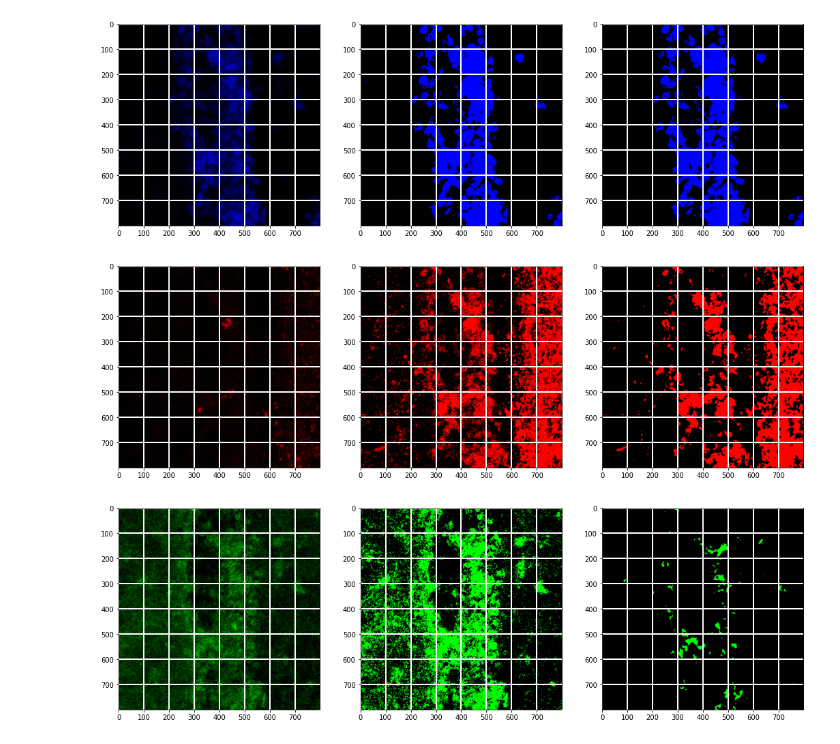
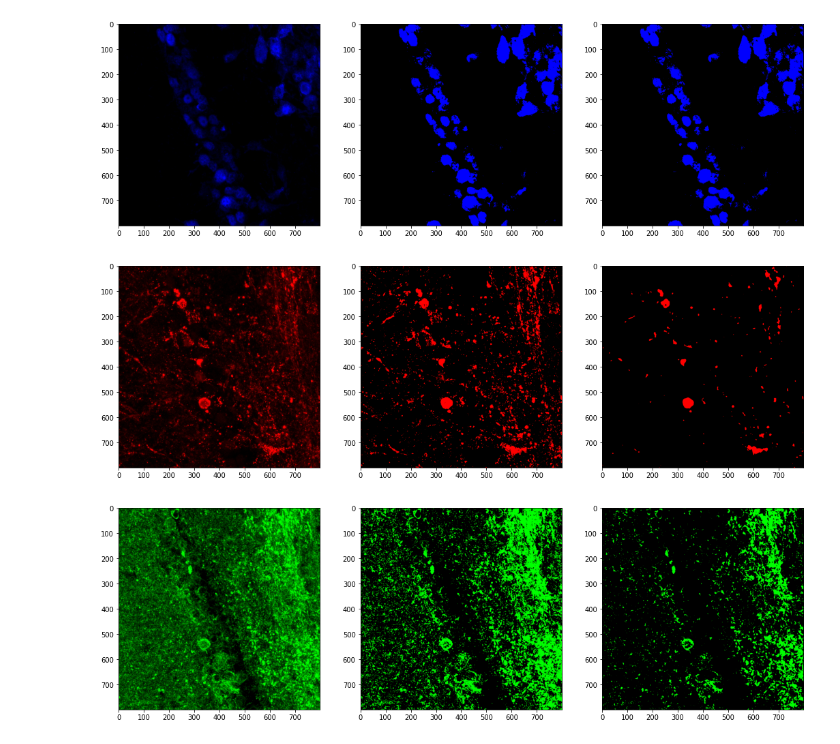
Before and after one commit to dtabuena/Images, a Jupyter notebook: Analyzing_Confocal.ipynb, the cells around one changed output. Saved outputs shown, nothing was run; the diff lists cells and outputs as text; code cells hidden in the pictures.

```diff
--- a/Analyzing_Confocal.ipynb
+++ b/Analyzing_Confocal.ipynb
@@ -66,7 +70,7 @@ for zi in range(z_dim):
     image[:,:,:,zi] = img_zi
 
 
-image_zproj = np.sum(image,axis=3)
+image_zproj = np.max(image,axis=3)
 image = np.expand_dims(image_zproj, axis=-1)
 print(image.shape)
 for ci in range(image.shape[2]):
@@ -127,52 +133,52 @@ ax[0].imshow(image_c2[:,:,zi],cmap=blue_map)
 ax[1].imshow(neu_mask[:,:,zi],cmap=blue_map)
 ax[2].imshow(neu_mask_b[:,:,zi],cmap=blue_map)
 
-ax[0].grid(color='w', linestyle='-', linewidth=2)
-ax[1].grid(color='w', linestyle='-', linewidth=2)
-ax[2].grid(color='w', linestyle='-', linewidth=2)
+# ax[0].grid(color='w', linestyle='-', linewidth=2)
+# ax[1].grid(color='w', linestyle='-', linewidth=2)
+# ax[2].grid(color='w', linestyle='-', linewidth=2)
 
 plt.show()
 
 ############## Red Mask
 image_c1 = image[:,:,1,:]
 # image_c1 = filters.gaussian(image_c1,2)
 c1_vals = image_c1.flatten()
 mcher_thresh = filters.threshold_otsu(np.log(c1_vals+zero_log))
-mcher_mask = image_c1>(filters.threshold_otsu(c1_vals)*.3)
+mcher_mask = image_c1>(filters.threshold_otsu(c1_vals))
 # mcher_mask = np.log(image_c1+zero_log)>mcher_thresh*1
-mcher_mask_b = filters.gaussian(mcher_mask,2)>0.6
+mcher_mask_b = filters.gaussian(mcher_mask,2)>0.8
 
 fig,ax = plt.subplots(1,3,figsize=[18,6])
 ax[0].imshow(image_c1[:,:,zi],cmap=red_map)
 ax[1].imshow(mcher_mask[:,:,zi],cmap=red_map)
 ax[2].imshow(mcher_mask_b[:,:,zi],cmap=red_map)
 
-ax[0].grid(color='w', linestyle='-', linewidth=2)
-ax[1].grid(color='w', linestyle='-', linewidth=2)
-ax[2].grid(color='w', linestyle='-', linewidth=2)
+# ax[0].grid(color='w', linestyle='-', linewidth=2)
+# ax[1].grid(color='w', linestyle='-', linewidth=2)
+# ax[2].grid(color='w', linestyle='-', linewidth=2)
 
 plt.show()
 
 ############## green Mask
 image_c0 = image[:,:,0,:]
 # image_c0 = filters.gaussian(image_c0,0)
 c0_vals = image_c0.flatten()
 # crisp_thresh = filters.threshold_otsu(np.log(c0_vals+zero_log))
 crisp_mask = image_c0>(filters.threshold_otsu(c0_vals)*1)
 # crisp_mask = np.log(image_c0+zero_log)>crisp_thresh*1
-crisp_mask_b = filters.gaussian(crisp_mask,2.5)>.99
+crisp_mask_b = filters.gaussian(crisp_mask,.4)>.99
 
 fig,ax = plt.subplots(1,3,figsize=[18,6])
 ax[0].imshow(image_c0[:,:,zi],cmap=green_map)
 ax[1].imshow(crisp_mask[:,:,zi],cmap=green_map)
 ax[2].imshow(crisp_mask_b[:,:,zi],cmap=green_map)
 
-ax[0].grid(color='w', linestyle='-', linewidth=2)
-ax[1].grid(color='w', linestyle='-', linewidth=2)
-ax[2].grid(color='w', linestyle='-', linewidth=2)
+# ax[0].grid(color='w', linestyle='-', linewidth=2)
+# ax[1].grid(color='w', linestyle='-', linewidth=2)
+# ax[2].grid(color='w', linestyle='-', linewidth=2)
 plt.show()
 # %% [output]
-[figure, old version]
+[figure, new version]
-[figure, old version]
+[figure, new version]
-[figure, old version]
+[figure, new version]
 # %%
```
Also changed, not shown: parts of 6 cells of this notebook.
